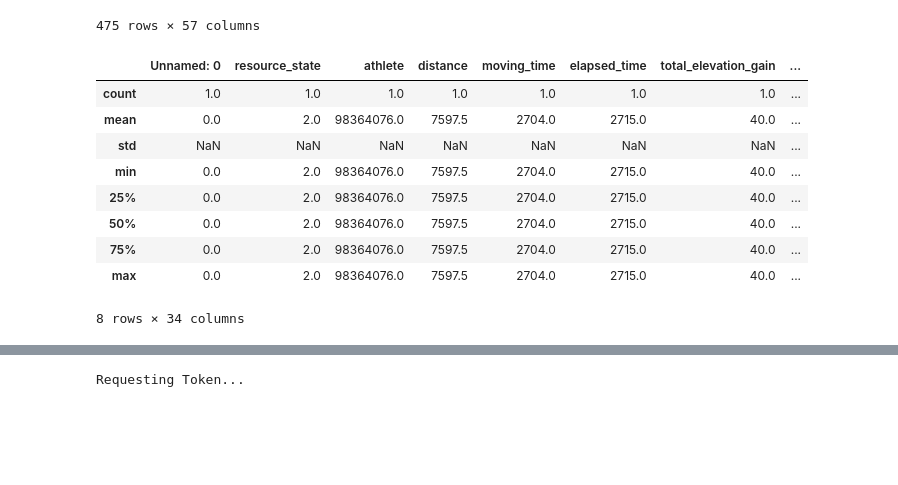
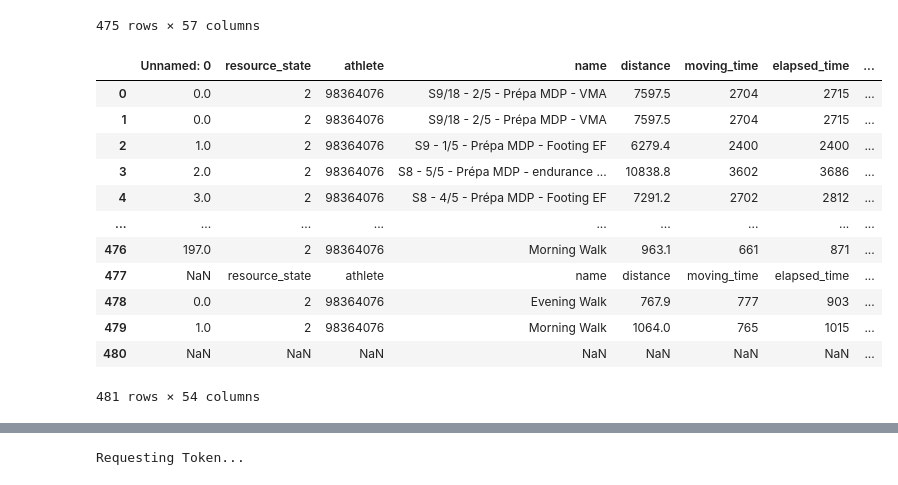
Before and after one commit to TheoCostes/SynchronizeRunningData, a Jupyter notebook: notebooks/exploration_aggregation.ipynb, the cells around one changed output, grey strips where cells are left out. Saved outputs shown, nothing was run; the diff lists cells and outputs as text; code cells hidden in the pictures; blank space fills up the shorter version.

Commit message:
traaitement activité strava

```diff
--- a/notebooks/exploration_aggregation.ipynb
+++ b/notebooks/exploration_aggregation.ipynb
@@ -144,16 +144,19 @@ test
 475 rows × 57 columns
 # %%
 strava = pd.read_csv("../data/strava/strava.csv")
-strava.describe()
+strava
 # %% [output]
-|  | Unnamed: 0 | resource_state | athlete | distance | moving_time | elapsed_time | total_elevation_gain | ... |
-| count | 1.0 | 1.0 | 1.0 | 1.0 | 1.0 | 1.0 | 1.0 | ... |
-| mean | 0.0 | 2.0 | 98364076.0 | 7597.5 | 2704.0 | 2715.0 | 40.0 | ... |
-| std | NaN | NaN | NaN | NaN | NaN | NaN | NaN | ... |
-| min | 0.0 | 2.0 | 98364076.0 | 7597.5 | 2704.0 | 2715.0 | 40.0 | ... |
-| 25% | 0.0 | 2.0 | 98364076.0 | 7597.5 | 2704.0 | 2715.0 | 40.0 | ... |
-| 50% | 0.0 | 2.0 | 98364076.0 | 7597.5 | 2704.0 | 2715.0 | 40.0 | ... |
-| 75% | 0.0 | 2.0 | 98364076.0 | 7597.5 | 2704.0 | 2715.0 | 40.0 | ... |
-| max | 0.0 | 2.0 | 98364076.0 | 7597.5 | 2704.0 | 2715.0 | 40.0 | ... |
+|  | Unnamed: 0 | resource_state | athlete | name | distance | moving_time | elapsed_time | ... |
+| 0 | 0.0 | 2 | 98364076 | S9/18 - 2/5 - Prépa MDP - VMA | 7597.5 | 2704 | 2715 | ... |
+| 1 | 0.0 | 2 | 98364076 | S9/18 - 2/5 - Prépa MDP - VMA | 7597.5 | 2704 | 2715 | ... |
+| 2 | 1.0 | 2 | 98364076 | S9 - 1/5 - Prépa MDP - Footing EF | 6279.4 | 2400 | 2400 | ... |
+| 3 | 2.0 | 2 | 98364076 | S8 - 5/5 - Prépa MDP - endurance ... | 10838.8 | 3602 | 3686 | ... |
+| 4 | 3.0 | 2 | 98364076 | S8 - 4/5 - Prépa MDP - Footing EF | 7291.2 | 2702 | 2812 | ... |
+| ... | ... | ... | ... | ... | ... | ... | ... | ... |
+| 476 | 197.0 | 2 | 98364076 | Morning Walk | 963.1 | 661 | 871 | ... |
+| 477 | NaN | resource_state | athlete | name | distance | moving_time | elapsed_time | ... |
+| 478 | 0.0 | 2 | 98364076 | Evening Walk | 767.9 | 777 | 903 | ... |
+| 479 | 1.0 | 2 | 98364076 | Morning Walk | 1064.0 | 765 | 1015 | ... |
+| 480 | NaN | NaN | NaN | NaN | NaN | NaN | NaN | ... |
-8 rows × 34 columns
+481 rows × 54 columns
 # %%
```
Also changed, not shown: parts of 1 cell of this notebook, 3 other files.
